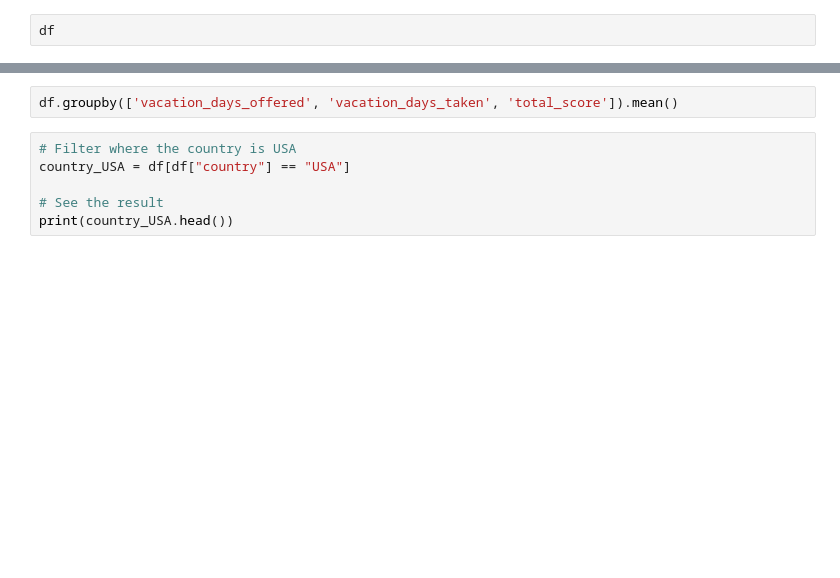
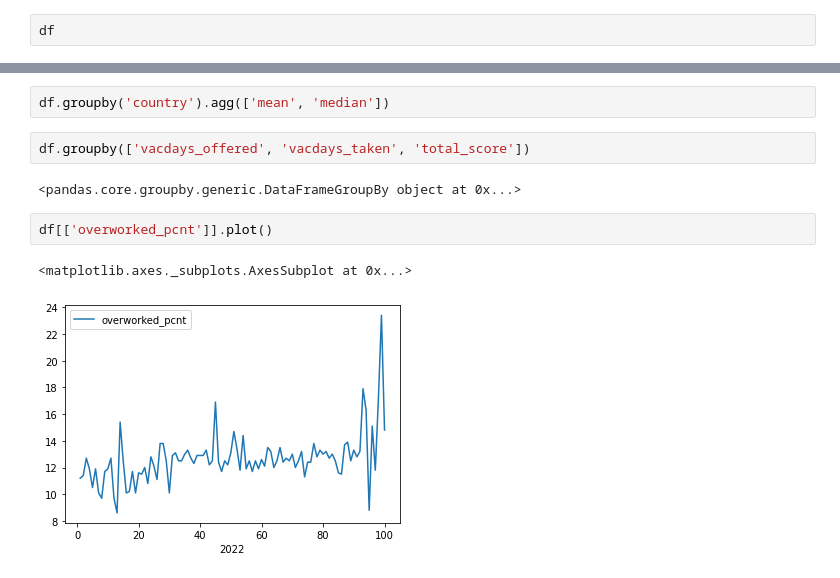
Before and after one commit to oheag2/UCDPA_GillianOHea, a Jupyter notebook: GillianOHea_FinalProject.ipynb, the cells around one changed output, grey strips where cells are left out. Cells and saved outputs as stored; diff of their text form; blank space fills up the shorter version.

Commit message:
Returned to my original db
Did some work on cleaning and organising the data

```diff
--- a/GillianOHea_FinalProject.ipynb
+++ b/GillianOHea_FinalProject.ipynb
@@ -112,8 +99,11 @@ df.sort_values("vacation_days_offered", ascending=False)
+# %%
+df.groupby('country').agg(['mean', 'median'])
 # %%
-df.groupby(['vacation_days_offered', 'vacation_days_taken', 'total_score']).mean()
+df.groupby(['vacdays_offered', 'vacdays_taken', 'total_score'])
+# %% [output]
+<pandas.core.groupby.generic.DataFrameGroupBy object at 0x...>
-# %%
-# Filter where the country is USA
-country_USA = df[df["country"] == "USA"]
-
-# See the result
-print(country_USA.head())
+# %%
+df[['overworked_pcnt']].plot()
+# %% [output]
+<matplotlib.axes._subplots.AxesSubplot at 0x...>
+[figure, added]
```
Also changed, not shown: parts of 28 cells of this notebook.
